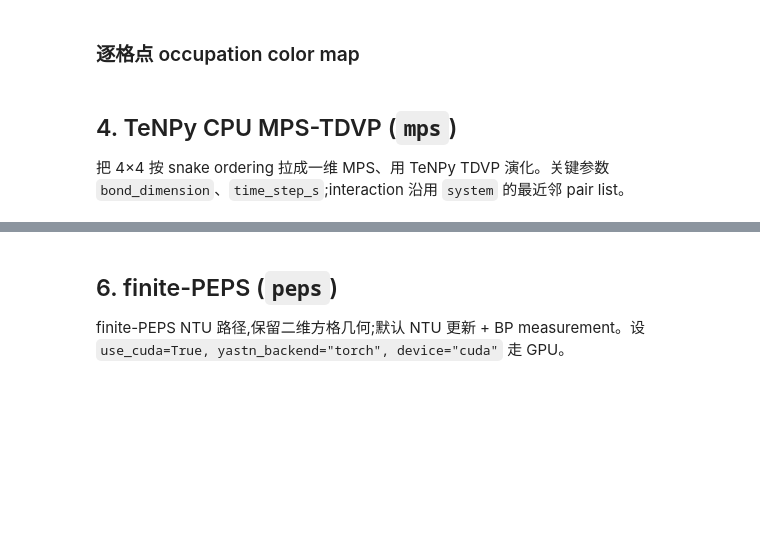
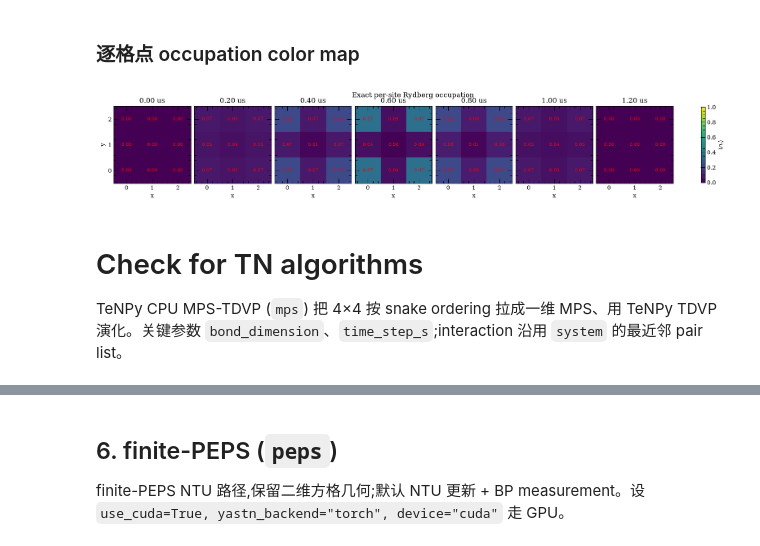
Before and after one commit to ChanceSiyuan/Ryd-gate-modeling, a Jupyter notebook: scripts/notebooks/04_quench_and_state_prep.ipynb, the cells around one changed output, grey strips where cells are left out. Drawn from its saved outputs; the diff is of its cells as text; code cells hidden in the pictures; blank space fills up the shorter version.

```diff
--- a/scripts/notebooks/04_quench_and_state_prep.ipynb
+++ b/scripts/notebooks/04_quench_and_state_prep.ipynb
@@ -171,0 +201,41 @@ for t, exact_val in zip(res.times * 1e6, exact_n_mean):
+# %%
+obs_exact = {
+    f"n_r_{i}": system.observables.n("r", i)
+    for i in range(system.N)
+}
+obs_exact["sum_nr"] = sum(
+    system.observables.n("r", i)
+    for i in range(system.N)
+)
+
+_t0 = time.perf_counter()
+res_exact = rg.simulate(
+    system,
+    backend="exact_ode",
+    t_eval=t_eval,
+    observables=obs_exact,
+)
+exact_elapsed = time.perf_counter() - _t0
+
+# 最终返回振幅、概率和相位
+overlap = res_exact.amplitude(["1"] * system.N)
+exact_return = float(abs(overlap) ** 2)
+exact_phase = float(np.angle(overlap))
+
+# 多个时间点的 Rydberg occupation
+exact_n_mean = res_exact.expectation("sum_nr")/system.N
+exact_n_i = np.stack(
+    [
+        res_exact.expectation(f"n_r_{i}")
+        for i in range(system.N)
+    ],
+    axis=1,
+)
+print(f"Exact elapsed: {exact_elapsed:.3f} s")
+print(f"T = {system.t_gate * 1e6:.3f} us")
+print(f"return prob  = {exact_return:.6f}")
+print(f"phase (rad)  = {exact_phase:+.6f}")
+print(f"phase/pi     = {exact_phase / np.pi:+.6f}")
+print("time(us)  exact <n_r>")
+for t, exact_val in zip(t_eval* 1e6, exact_n_mean):
+    print(f"{t:7.3f}   {exact_val:10.4f}")
@@ -174,34 +258,36 @@ for t, exact_val in zip(res.times * 1e6, exact_n_mean):
 # %%
 # 3b. 每个时刻的 4x4 Rydberg occupation color map：使用当前算法的逐格点 <n_r_i>。
 if exact_n_i is None:
     print("exact has no successful data to plot.")
 else:
     fig_h, axes_h = plt.subplots(1, len(t_eval), figsize=(2.2 * len(t_eval), 2.5), constrained_layout=True)
     axes_h = np.atleast_1d(axes_h)
 
-    for ax_h, t, occ in zip(axes_h, res.times, exact_n_i):
+    for ax_h, t, occ in zip(axes_h, t_eval, exact_n_i):
         grid = occ.reshape(Lx, Ly)
         im = ax_h.imshow(grid.T, origin="lower", vmin=0.0, vmax=1.0, cmap="viridis")
         ax_h.set_title(f"{t * 1e6:.2f} us")
         ax_h.set_xticks(range(Lx))
         ax_h.set_yticks(range(Ly))
         ax_h.set_xlabel("x")
         if ax_h is axes_h[0]:
             ax_h.set_ylabel("y")
         else:
             ax_h.set_yticklabels([])
         for ix in range(Lx):
             for iy in range(Ly):
                 val = grid[ix, iy]
                 txt_color = "red"
                 ax_h.text(ix, iy, f"{val:.2f}", ha="center", va="center", color=txt_color, fontsize=8)
 
     fig_h.colorbar(im, ax=axes_h, shrink=0.82, label=r"$\langle n_r \rangle$")
     fig_h.suptitle("Exact per-site Rydberg occupation", y=1.05)
     plt.show()
+# %% [output]
+[figure, added]
 # %% [markdown]
-## 4. TeNPy CPU MPS-TDVP (`mps`)
-
+# Check for TN algorithms
+TeNPy CPU MPS-TDVP (`mps`)
 把 4×4 按 snake ordering 拉成一维 MPS、用 TeNPy TDVP 演化。关键参数 `bond_dimension`、`time_step_s`;interaction 沿用 `system` 的最近邻 pair list。
 # %%
 # 4a. TeNPy MPS-TDVP (backend="mps"): the TN backend records the requested
```
Also changed, not shown: parts of 14 cells of this notebook.
